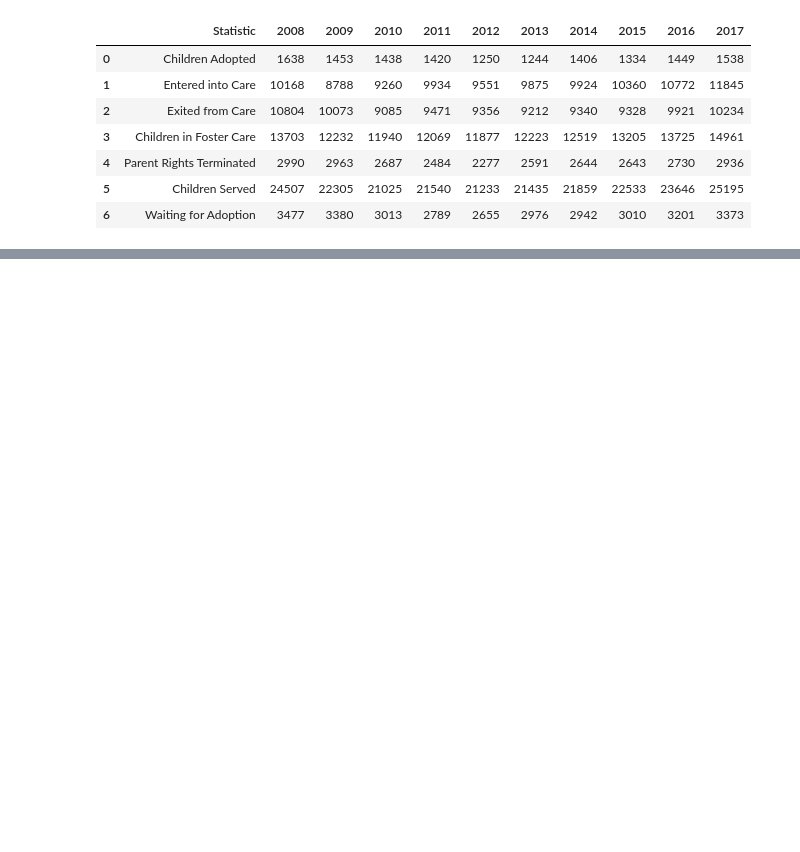
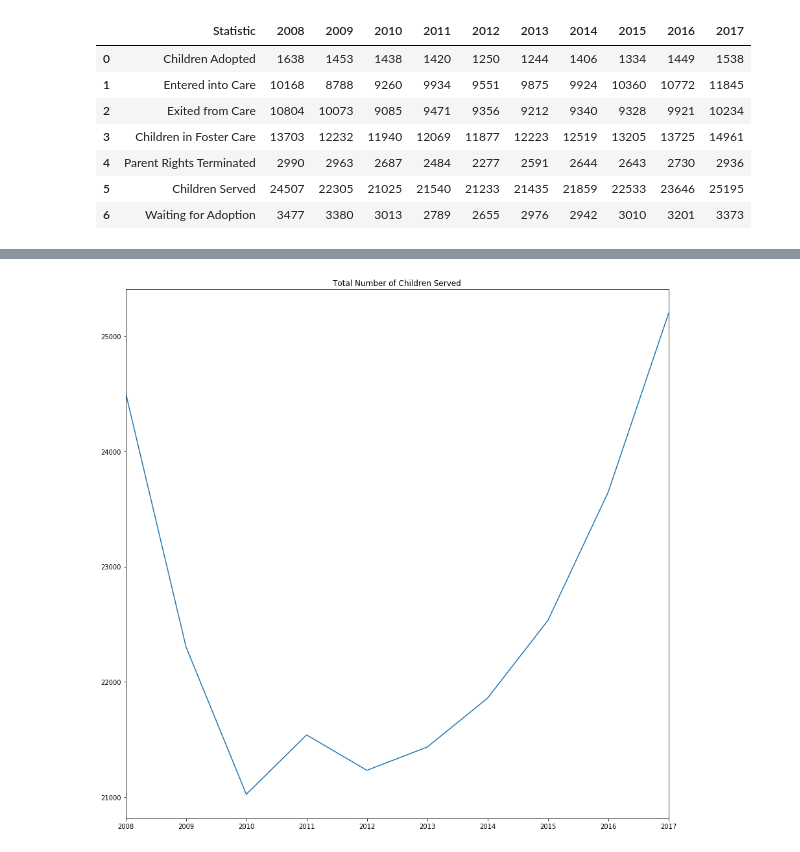
Before and after one commit to mervinator/project1group3, a Jupyter notebook: Foster/Graphing Foster Data.ipynb, the cells around one changed output, grey strips where cells are left out. Saved outputs shown, nothing was run; the diff lists cells and outputs as text; code cells hidden in the pictures; blank space fills up the shorter version.

```diff
--- a/Foster/Graphing Foster Data.ipynb
+++ b/Foster/Graphing Foster Data.ipynb
@@ -40,0 +47,6 @@ plt.savefig("Images/State_Trends.png")
+# %%
+served.plot(kind='line',label='Children Served',figsize=(15,15))
+plt.title("Total Number of Children Served")
+plt.savefig("Images/children_served.png")
+# %% [output]
+[figure, added]
```
Also changed, not shown: parts of 2 cells of this notebook, 9 other files.
